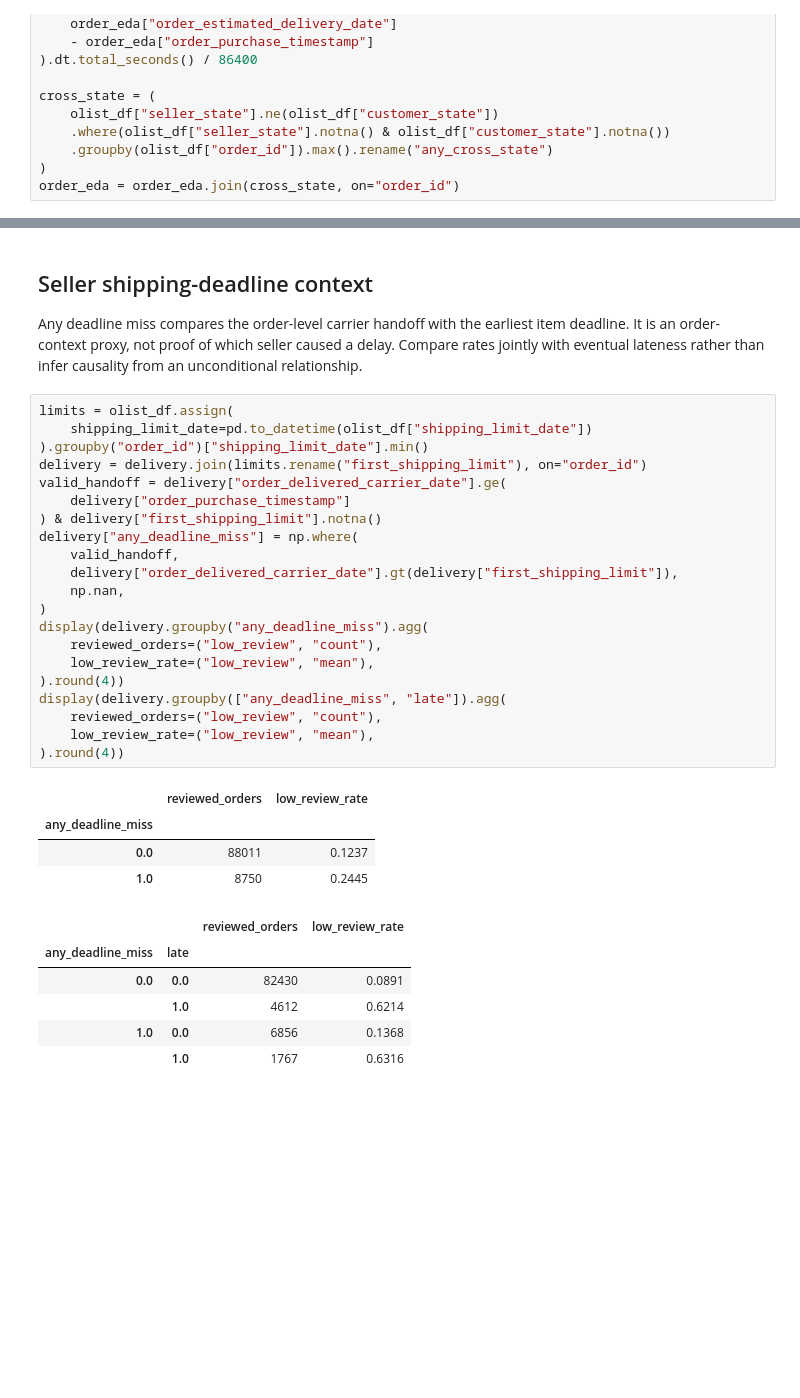
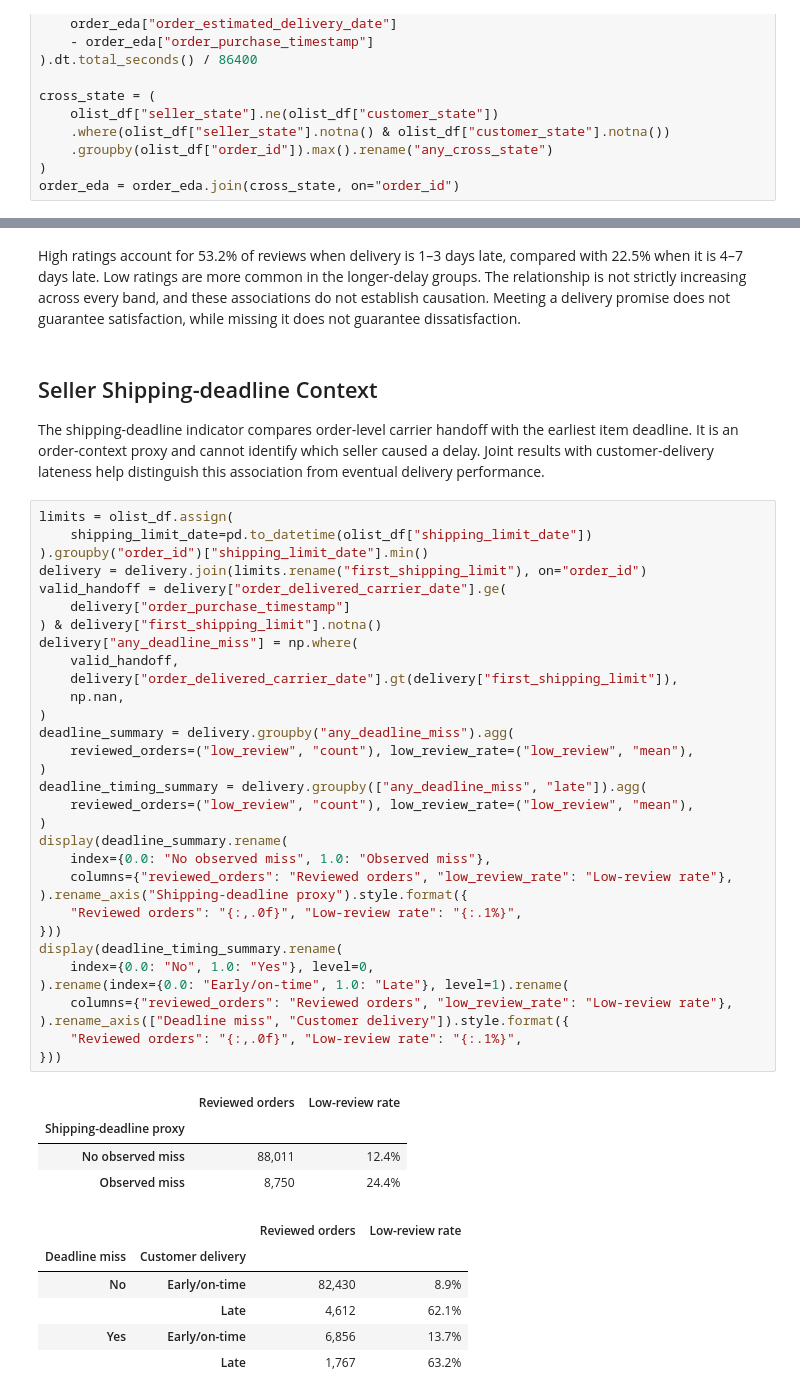
Before and after one commit to asherdata1/supply-chain-decision-support, a Jupyter notebook: 02_notebooks/asher_eda.ipynb, the cells around one changed output, grey strips where cells are left out. Saved outputs shown, nothing was run; the diff lists cells and outputs as text; blank space fills up the shorter version.

```diff
--- a/02_notebooks/asher_eda.ipynb
+++ b/02_notebooks/asher_eda.ipynb
@@ -419,36 +690,49 @@ plt.show()
+# %% [markdown]
+High ratings account for 53.2% of reviews when delivery is 1–3 days late, compared with 22.5% when it is 4–7 days late. Low ratings are more common in the longer-delay groups. The relationship is not strictly increasing across every band, and these associations do not establish causation. Meeting a delivery promise does not guarantee satisfaction, while missing it does not guarantee dissatisfaction.
 # %% [markdown]
-## Seller shipping-deadline context
+## Seller Shipping-deadline Context
 
-Any deadline miss compares the order-level carrier handoff with the earliest item deadline. It is an order-context proxy, not proof of which seller caused a delay. Compare rates jointly with eventual lateness rather than infer causality from an unconditional relationship.
+The shipping-deadline indicator compares order-level carrier handoff with the earliest item deadline. It is an order-context proxy and cannot identify which seller caused a delay. Joint results with customer-delivery lateness help distinguish this association from eventual delivery performance.
 # %%
 limits = olist_df.assign(
     shipping_limit_date=pd.to_datetime(olist_df["shipping_limit_date"])
 ).groupby("order_id")["shipping_limit_date"].min()
 delivery = delivery.join(limits.rename("first_shipping_limit"), on="order_id")
 valid_handoff = delivery["order_delivered_carrier_date"].ge(
     delivery["order_purchase_timestamp"]
 ) & delivery["first_shipping_limit"].notna()
 delivery["any_deadline_miss"] = np.where(
     valid_handoff,
     delivery["order_delivered_carrier_date"].gt(delivery["first_shipping_limit"]),
     np.nan,
 )
-display(delivery.groupby("any_deadline_miss").agg(
-    reviewed_orders=("low_review", "count"),
-    low_review_rate=("low_review", "mean"),
-).round(4))
-display(delivery.groupby(["any_deadline_miss", "late"]).agg(
-    reviewed_orders=("low_review", "count"),
-    low_review_rate=("low_review", "mean"),
-).round(4))
+deadline_summary = delivery.groupby("any_deadline_miss").agg(
+    reviewed_orders=("low_review", "count"), low_review_rate=("low_review", "mean"),
+)
+deadline_timing_summary = delivery.groupby(["any_deadline_miss", "late"]).agg(
+    reviewed_orders=("low_review", "count"), low_review_rate=("low_review", "mean"),
+)
+display(deadline_summary.rename(
+    index={0.0: "No observed miss", 1.0: "Observed miss"},
+    columns={"reviewed_orders": "Reviewed orders", "low_review_rate": "Low-review rate"},
+).rename_axis("Shipping-deadline proxy").style.format({
+    "Reviewed orders": "{:,.0f}", "Low-review rate": "{:.1%}",
+}))
+display(deadline_timing_summary.rename(
+    index={0.0: "No", 1.0: "Yes"}, level=0,
+).rename(index={0.0: "Early/on-time", 1.0: "Late"}, level=1).rename(
+    columns={"reviewed_orders": "Reviewed orders", "low_review_rate": "Low-review rate"},
+).rename_axis(["Deadline miss", "Customer delivery"]).style.format({
+    "Reviewed orders": "{:,.0f}", "Low-review rate": "{:.1%}",
+}))
 # %% [output]
-|  | reviewed_orders | low_review_rate |
-| any_deadline_miss |  |  |
-| 0.0 | 88011 | 0.1237 |
-| 1.0 | 8750 | 0.2445 |
+|  | Reviewed orders | Low-review rate |
+| Shipping-deadline proxy |  |  |
+| No observed miss | 88,011 | 12.4% |
+| Observed miss | 8,750 | 24.4% |
-|  |  | reviewed_orders | low_review_rate |
-| any_deadline_miss | late |  |  |
-| 0.0 | 0.0 | 82430 | 0.0891 |
-|  | 1.0 | 4612 | 0.6214 |
-| 1.0 | 0.0 | 6856 | 0.1368 |
-|  | 1.0 | 1767 | 0.6316 |
+|  |  | Reviewed orders | Low-review rate |
+| Deadline miss | Customer delivery |  |  |
+| No | Early/on-time | 82,430 | 8.9% |
+|  | Late | 4,612 | 62.1% |
+| Yes | Early/on-time | 6,856 | 13.7% |
+|  | Late | 1,767 | 63.2% |
```
Also changed, not shown: parts of 57 cells of this notebook, 2 other files.
